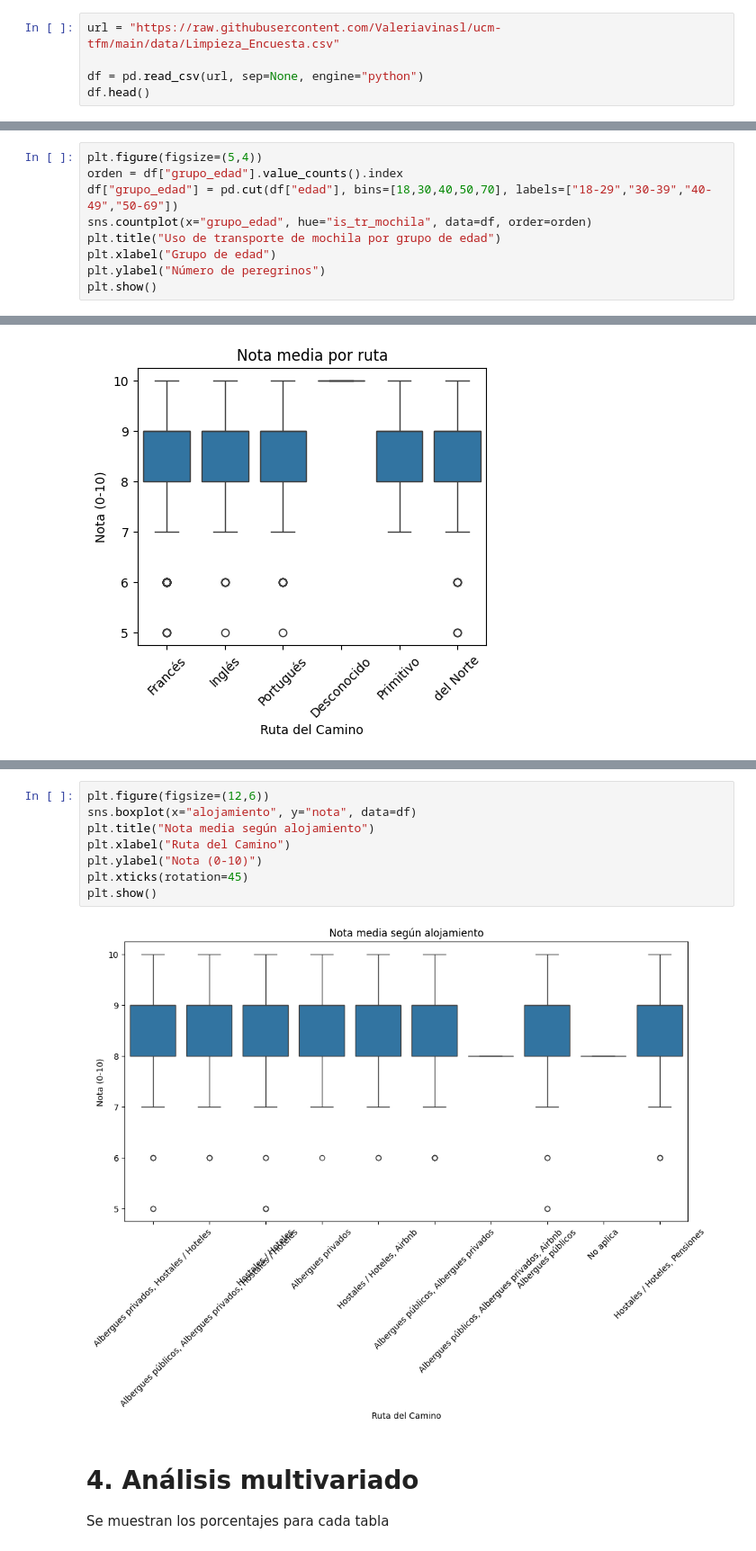
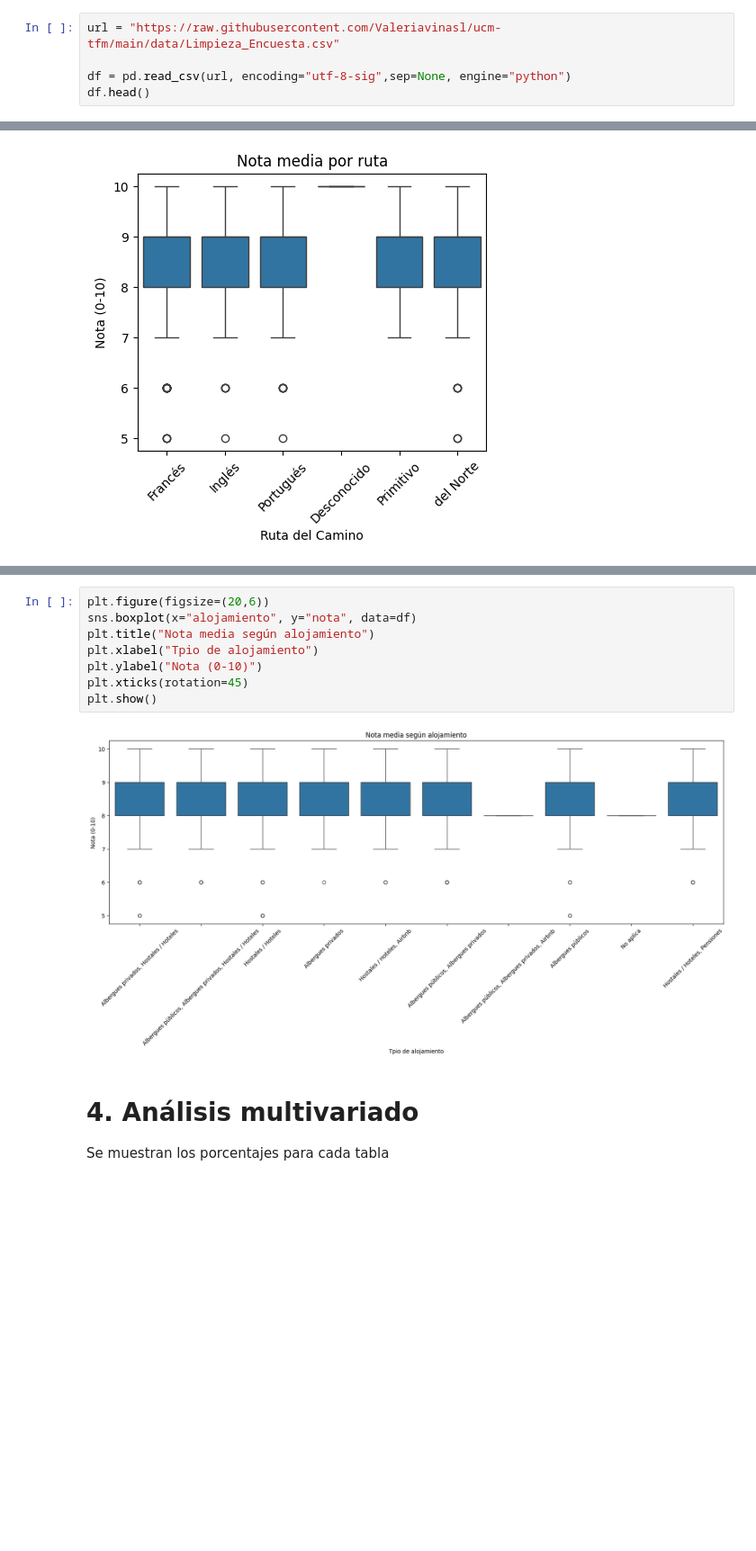
Before and after one commit to Valeriavinasl/ucm-tfm, a Jupyter notebook: notebooks/EDA.ipynb, the cells around one changed output, grey strips where cells are left out. Shown at 90% size. Saved outputs shown, nothing was run; the diff lists cells and outputs as text; blank space fills up the shorter version.

```diff
--- a/notebooks/EDA.ipynb
+++ b/notebooks/EDA.ipynb
@@ -47,7 +47,7 @@ from sklearn.impute import SimpleImputer
 # %%
 url = "https://raw.githubusercontent.com/Valeriavinasl/ucm-tfm/main/data/Limpieza_Encuesta.csv"
 
-df = pd.read_csv(url, sep=None, engine="python")
+df = pd.read_csv(url, encoding="utf-8-sig",sep=None, engine="python")
 df.head()
 # %% [output]
 |  | edad | genero | pais | is_condicion_fisica | detalle_condicion | nivel_expereincia_previo | ... |
@@ -400,12 +392,3 @@ plt.xticks(rotation=45)
 plt.show()
 # %% [output]
 [figure]
-# %%
-plt.figure(figsize=(5,4))
-orden = df["grupo_edad"].value_counts().index
-df["grupo_edad"] = pd.cut(df["edad"], bins=[18,30,40,50,70], labels=["18-29","30-39","40-49","50-69"])
-sns.countplot(x="grupo_edad", hue="is_tr_mochila", data=df, order=orden)
-plt.title("Uso de transporte de mochila por grupo de edad")
-plt.xlabel("Grupo de edad")
-plt.ylabel("Número de peregrinos")
-plt.show()
@@ -457,13 +438,13 @@ plt.show()
 # %%
-plt.figure(figsize=(12,6))
+plt.figure(figsize=(20,6))
 sns.boxplot(x="alojamiento", y="nota", data=df)
 plt.title("Nota media según alojamiento")
-plt.xlabel("Ruta del Camino")
+plt.xlabel("Tpio de alojamiento")
 plt.ylabel("Nota (0-10)")
 plt.xticks(rotation=45)
 plt.show()
 # %% [output]
-[figure, old version]
+[figure, new version]
 # %% [markdown]
 # 4. Análisis multivariado
 
```
Also changed, not shown: parts of 27 cells of this notebook.
